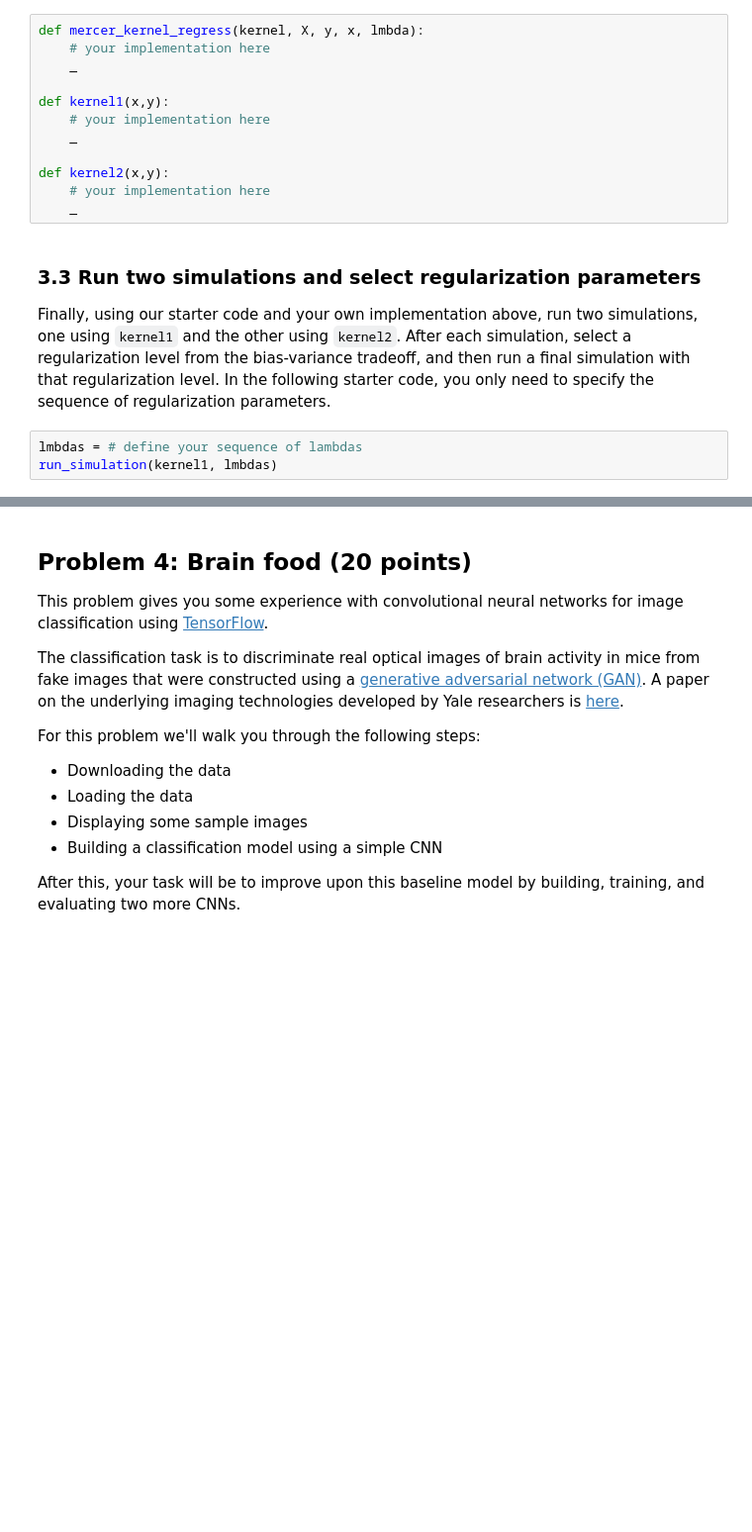
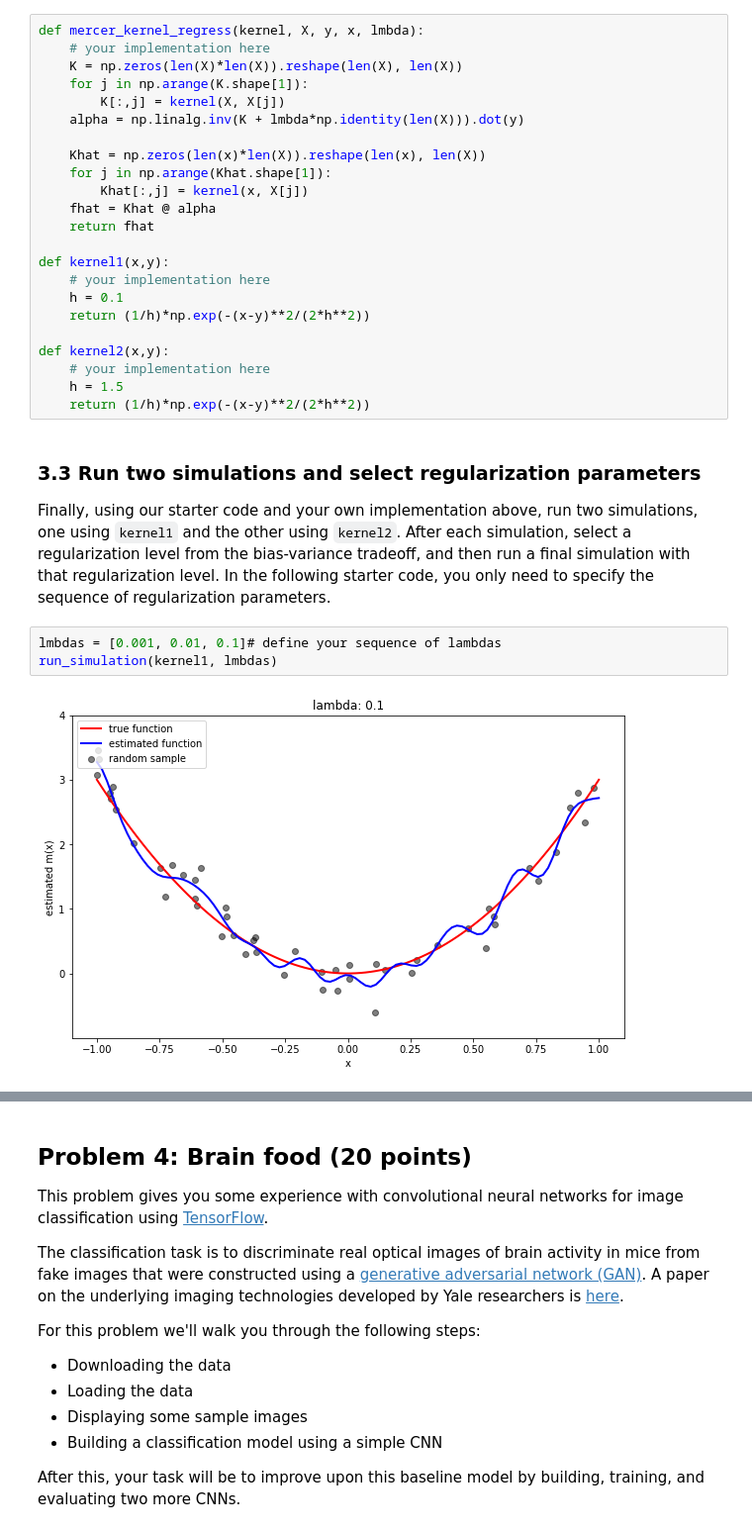
Before and after one commit to Voldemort108X/Yale-courses, a Jupyter notebook: SDS 665 Intermediate Machine Learning/HWs/HW1/assn1.ipynb, the cells around one changed output, grey strips where cells are left out. Shown at 99% size. Cells and saved outputs as stored; diff of their text form; blank space fills up the shorter version.

```diff
--- a/SDS 665 Intermediate Machine Learning/HWs/HW1/assn1.ipynb
+++ b/SDS 665 Intermediate Machine Learning/HWs/HW1/assn1.ipynb
@@ -210,18 +324,29 @@ with two different bandwidths, or you might experiment with other kernels.
 The function `mercer_kernel_regress` takes a kernel, training data `X` and `y`, an array of values `x` to evaluate the function on, and a regularization parameter. You'll use your derivation above to
 determine the coefficients $\alpha$. For some clues and suggestions on how to do the
 implementation, see our demo code for smoothing kernels. You need to do something very similar.
-# %%
-def mercer_kernel_regress(kernel, X, y, x, lmbda):
-    # your implementation here
-    _
-
-def kernel1(x,y):
-    # your implementation here
-    _
-
-def kernel2(x,y):
-    # your implementation here
-    _
+# %%
+def mercer_kernel_regress(kernel, X, y, x, lmbda):
+    # your implementation here
+    K = np.zeros(len(X)*len(X)).reshape(len(X), len(X))
+    for j in np.arange(K.shape[1]):
+        K[:,j] = kernel(X, X[j])
+    alpha = np.linalg.inv(K + lmbda*np.identity(len(X))).dot(y)
+
+    Khat = np.zeros(len(x)*len(X)).reshape(len(x), len(X))
+    for j in np.arange(Khat.shape[1]):
+        Khat[:,j] = kernel(x, X[j])
+    fhat = Khat @ alpha
+    return fhat
+
+def kernel1(x,y):
+    # your implementation here
+    h = 0.1
+    return (1/h)*np.exp(-(x-y)**2/(2*h**2))
+
+def kernel2(x,y):
+    # your implementation here
+    h = 1.5
+    return (1/h)*np.exp(-(x-y)**2/(2*h**2))
 # %% [markdown]
 ###  3.3 Run two simulations and select regularization parameters
 
@@ -229,5 +354,7 @@ Finally, using our starter code and your own implementation above, run two simul
 using `kernel1` and the other using `kernel2`. After each simulation, select a regularization level from the bias-variance tradeoff, and then run a final simulation with that regularization level. In the following
 starter code, you only need to specify the sequence of regularization parameters.
 # %%
-lmbdas = # define your sequence of lambdas
+lmbdas = [0.001, 0.01, 0.1]# define your sequence of lambdas
 run_simulation(kernel1, lmbdas)
+# %% [output]
+[figure, added]
```
Also changed, not shown: parts of 29 cells of this notebook, 21 other files.
